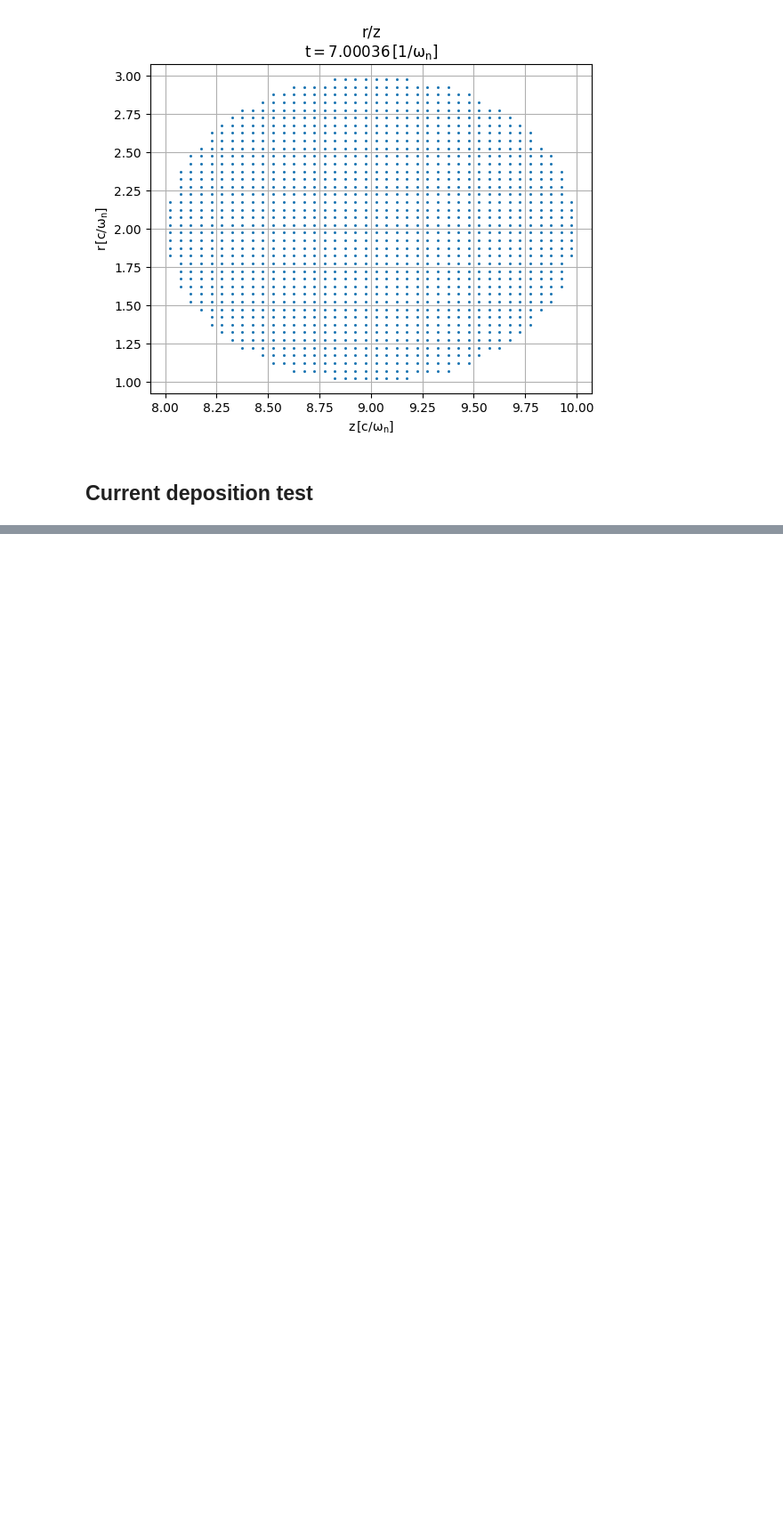
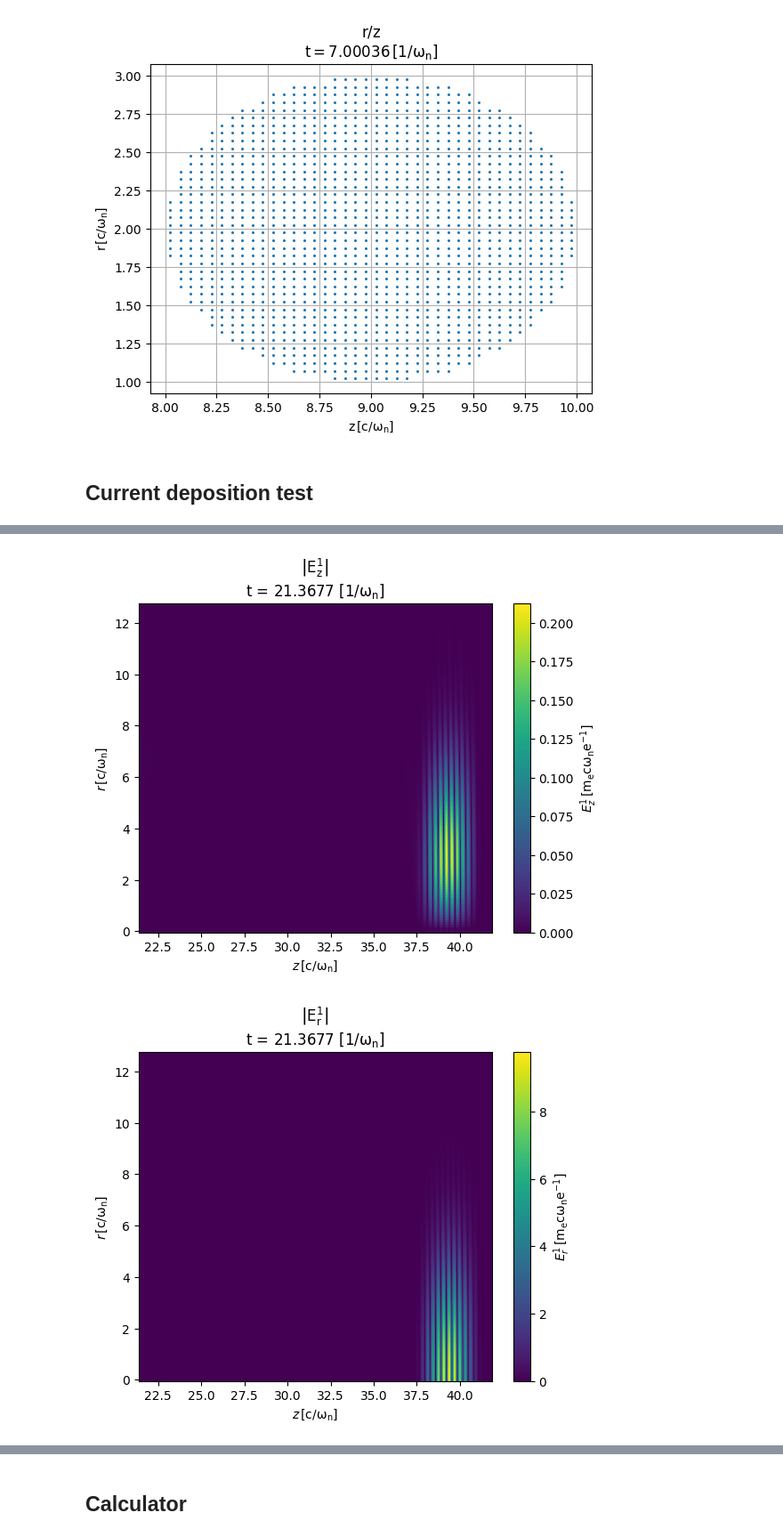
Before and after one commit to ricardo-fonseca/zpic-parallel, a Jupyter notebook: openmp/q3d/Debug-q3d.ipynb, the cells around one changed output, grey strips where cells are left out. Shown at 89% size. Cells and saved outputs as stored; diff of their text form; code cells hidden in the pictures; blank space fills up the shorter version.

```diff
--- a/openmp/q3d/Debug-q3d.ipynb
+++ b/openmp/q3d/Debug-q3d.ipynb
@@ -111,0 +142,23 @@ visxd.complex_grid2d(fname("J1θ", 1), part = 'imag' )
+# %%
+import visxd
+
+def fname( folder, comp, iter ):
+    return "{:s}/{:s}-{:06d}.zdf".format( folder, comp, iter )
+
+
+# ! ls EMF
+
+iter = 1220
+
+visxd.complex_grid2d(fname("EMF", "E1z", iter), part = 'abs' )
+visxd.complex_grid2d(fname("EMF", "E1r", iter), part = 'abs' )
+visxd.complex_grid2d(fname("EMF", "E1θ", iter), part = 'abs' )
+
+visxd.complex_grid2d(fname("CHARGE/electrons", "electrons-ρ1", iter), part = 'real' )
+
+visxd.complex_grid2d(fname("CURRENT", "J1z", iter), part = 'abs' )
+visxd.complex_grid2d(fname("CURRENT", "J1r", iter), part = 'abs' )
+visxd.complex_grid2d(fname("CURRENT", "J1θ", iter), part = 'abs' )
+# %% [output]
+[figure, added]
+[figure, added]
@@ -111,0 +170,2 @@ visxd.complex_grid2d(fname("J1θ", 1), part = 'imag' )
+# %% [markdown]
+## Calculator
```
Also changed, not shown: parts of 10 cells of this notebook, 13 other files.
